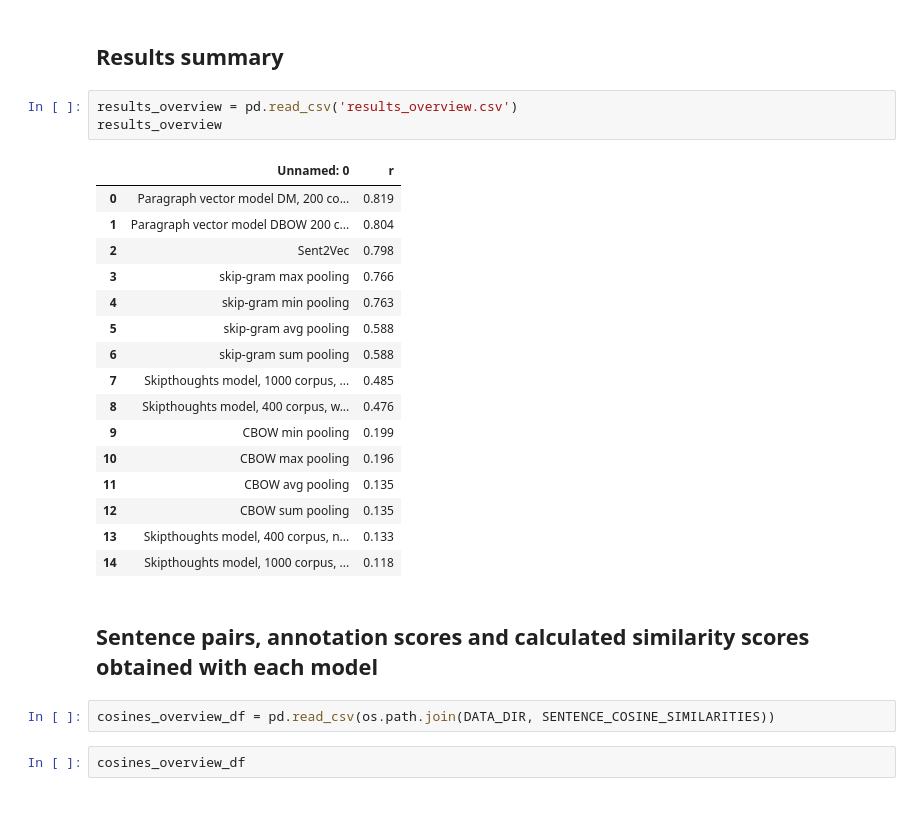
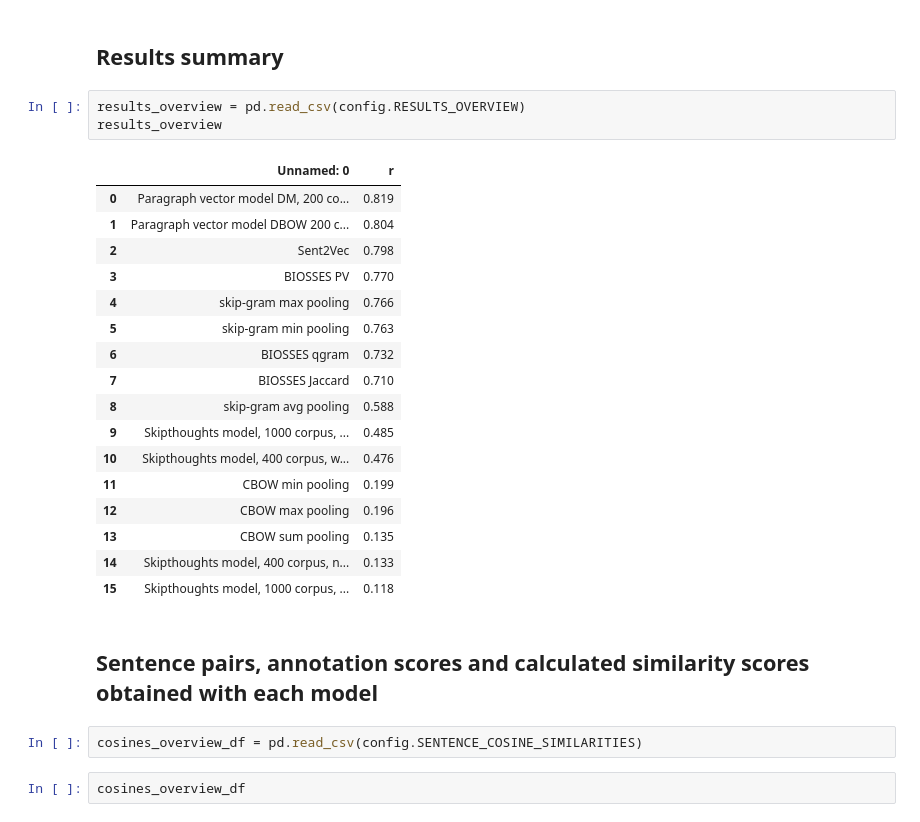
Before and after one commit to kathrinblagec/neural-sentence-embedding-models-for-biomedical-applications, a Jupyter notebook: Results-overview.ipynb, the cells around one changed output. Saved outputs shown, nothing was run; the diff lists cells and outputs as text.

Commit message:
Adds config and util files.

```diff
--- a/Results-overview.ipynb
+++ b/Results-overview.ipynb
@@ -44,29 +17,30 @@ COSINE_SIMILARITY_FILES = {
 # %% [markdown]
 ## Results summary
 # %%
-results_overview = pd.read_csv('results_overview.csv')
+results_overview = pd.read_csv(config.RESULTS_OVERVIEW)
 results_overview
 # %% [output]
 |  | Unnamed: 0 | r |
 | 0 | Paragraph vector model DM, 200 co... | 0.819 |
 | 1 | Paragraph vector model DBOW 200 c... | 0.804 |
 | 2 | Sent2Vec | 0.798 |
-| 3 | skip-gram max pooling | 0.766 |
-| 4 | skip-gram min pooling | 0.763 |
-| 5 | skip-gram avg pooling | 0.588 |
-| 6 | skip-gram sum pooling | 0.588 |
-| 7 | Skipthoughts model, 1000 corpus, ... | 0.485 |
-| 8 | Skipthoughts model, 400 corpus, w... | 0.476 |
-| 9 | CBOW min pooling | 0.199 |
-| 10 | CBOW max pooling | 0.196 |
-| 11 | CBOW avg pooling | 0.135 |
-| 12 | CBOW sum pooling | 0.135 |
-| 13 | Skipthoughts model, 400 corpus, n... | 0.133 |
-| 14 | Skipthoughts model, 1000 corpus, ... | 0.118 |
+| 3 | BIOSSES PV | 0.770 |
+| 4 | skip-gram max pooling | 0.766 |
+| 5 | skip-gram min pooling | 0.763 |
+| 6 | BIOSSES qgram | 0.732 |
+| 7 | BIOSSES Jaccard | 0.710 |
+| 8 | skip-gram avg pooling | 0.588 |
+| 9 | Skipthoughts model, 1000 corpus, ... | 0.485 |
+| 10 | Skipthoughts model, 400 corpus, w... | 0.476 |
+| 11 | CBOW min pooling | 0.199 |
+| 12 | CBOW max pooling | 0.196 |
+| 13 | CBOW sum pooling | 0.135 |
+| 14 | Skipthoughts model, 400 corpus, n... | 0.133 |
+| 15 | Skipthoughts model, 1000 corpus, ... | 0.118 |
 # %% [markdown]
 ## Sentence pairs, annotation scores and calculated similarity scores obtained with each model
 # %%
-cosines_overview_df = pd.read_csv(os.path.join(DATA_DIR, SENTENCE_COSINE_SIMILARITIES))
+cosines_overview_df = pd.read_csv(config.SENTENCE_COSINE_SIMILARITIES)
 # %%
 cosines_overview_df
 # %% [output]
```
Also changed, not shown: parts of 6 cells of this notebook, 5 other files.
